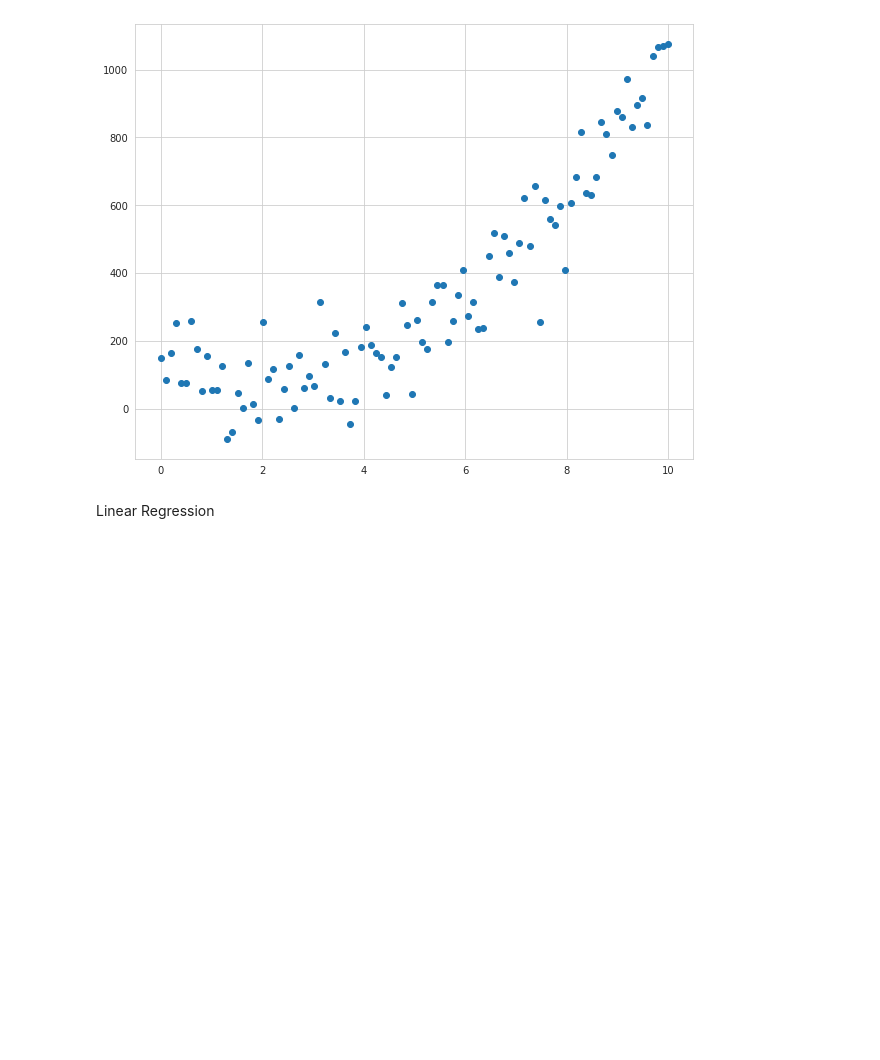
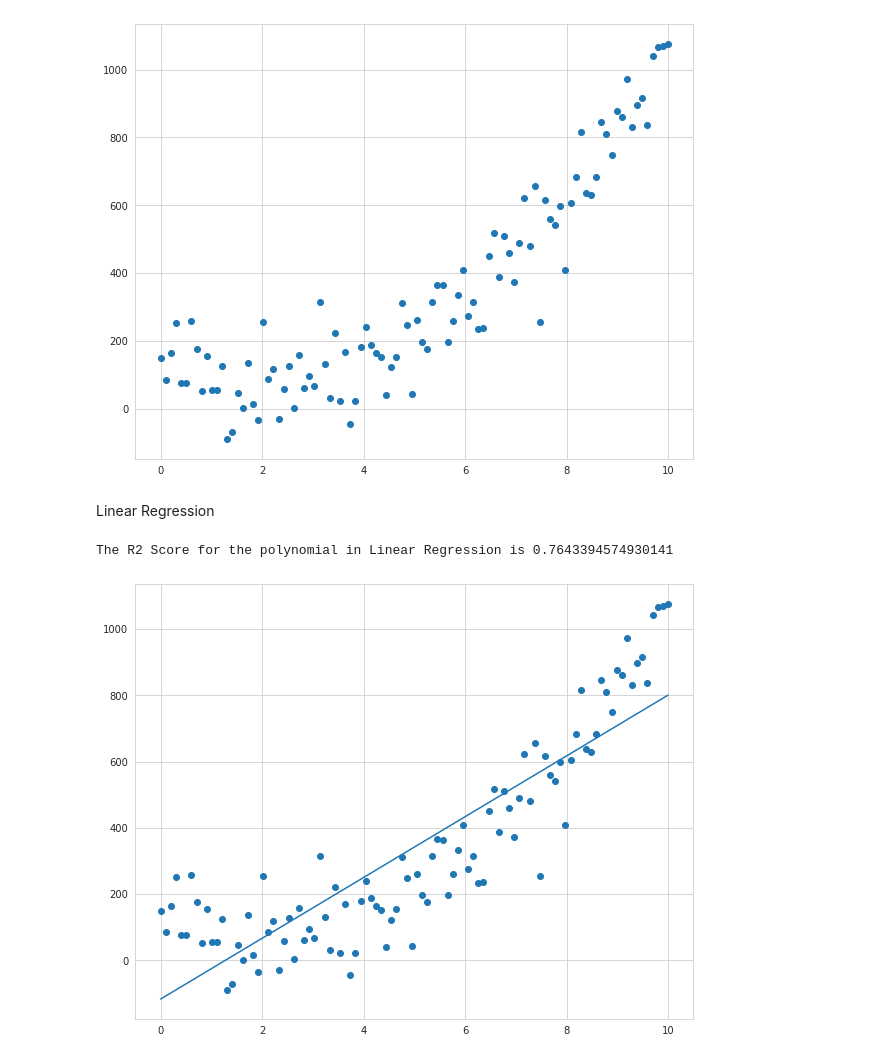
Before and after one commit to milu234/Project_Perseverance, a Jupyter notebook: Multiple_Regression.ipynb, the cells around one changed output. Cells and saved outputs as stored; diff of their text form; code cells hidden in the pictures; blank space fills up the shorter version.

Commit message:
Linear regression performed on polynomial with r2 score

```diff
--- a/Multiple_Regression.ipynb
+++ b/Multiple_Regression.ipynb
@@ -492,3 +492,15 @@ from sklearn.linear_model import LinearRegression
 from sklearn.metrics import r2_score
 # %% [markdown]
 Linear Regression
+# %%
+ lr  = LinearRegression()
+ lr.fit(X.reshape(-1,1),y)
+ model_pred = lr.predict(X.reshape(-1,1))
+
+ plt.figure(figsize=(10,8))
+ plt.scatter(X, y)
+ plt.plot(X, model_pred)
+ print(f'The R2 Score for the polynomial in Linear Regression is {r2_score(y, model_pred)}')
+# %% [output]
+The R2 Score for the polynomial in Linear Regression is 0.7643394574930141
+[figure, added]
```
